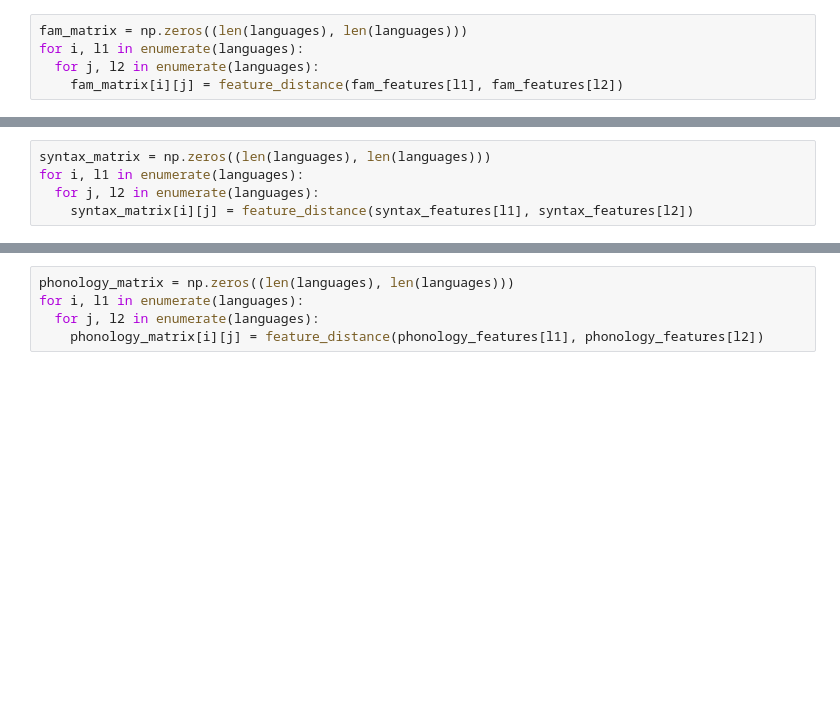
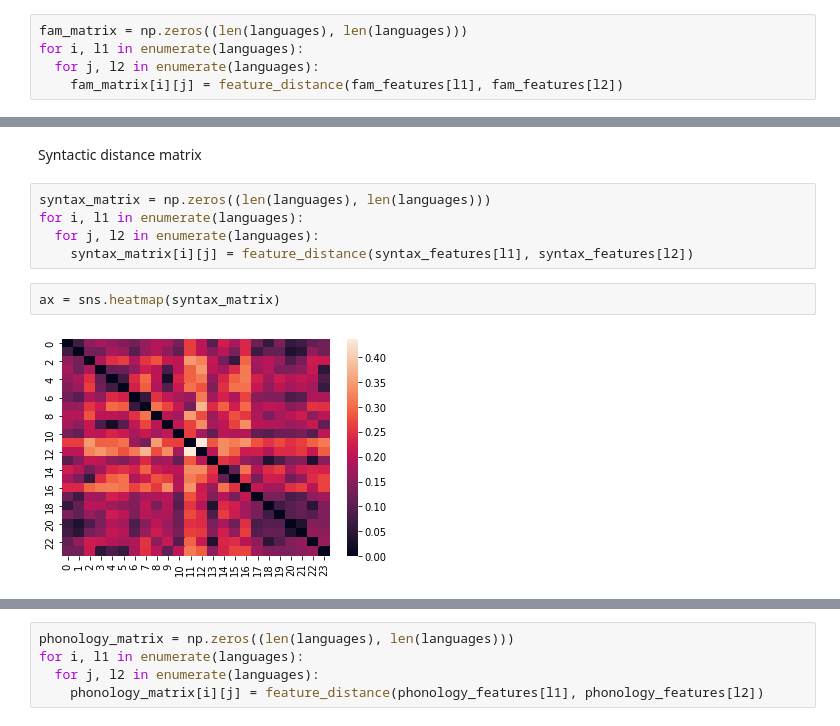
Before and after one commit to stefipreda/Language-Distance, a Jupyter notebook: Language_Distance.ipynb, the cells around one changed output, grey strips where cells are left out. Cells and saved outputs as stored; diff of their text form; blank space fills up the shorter version.

```diff
--- a/Language_Distance.ipynb
+++ b/Language_Distance.ipynb
@@ -58,5 +66,11 @@ for i, l1 in enumerate(languages):
+# %% [markdown]
+Syntactic distance matrix
 # %%
 syntax_matrix = np.zeros((len(languages), len(languages)))
 for i, l1 in enumerate(languages):
   for j, l2 in enumerate(languages):
     syntax_matrix[i][j] = feature_distance(syntax_features[l1], syntax_features[l2])
+# %%
+ax = sns.heatmap(syntax_matrix)
+# %% [output]
+[figure, added]
```
Also changed, not shown: parts of 16 cells of this notebook.
